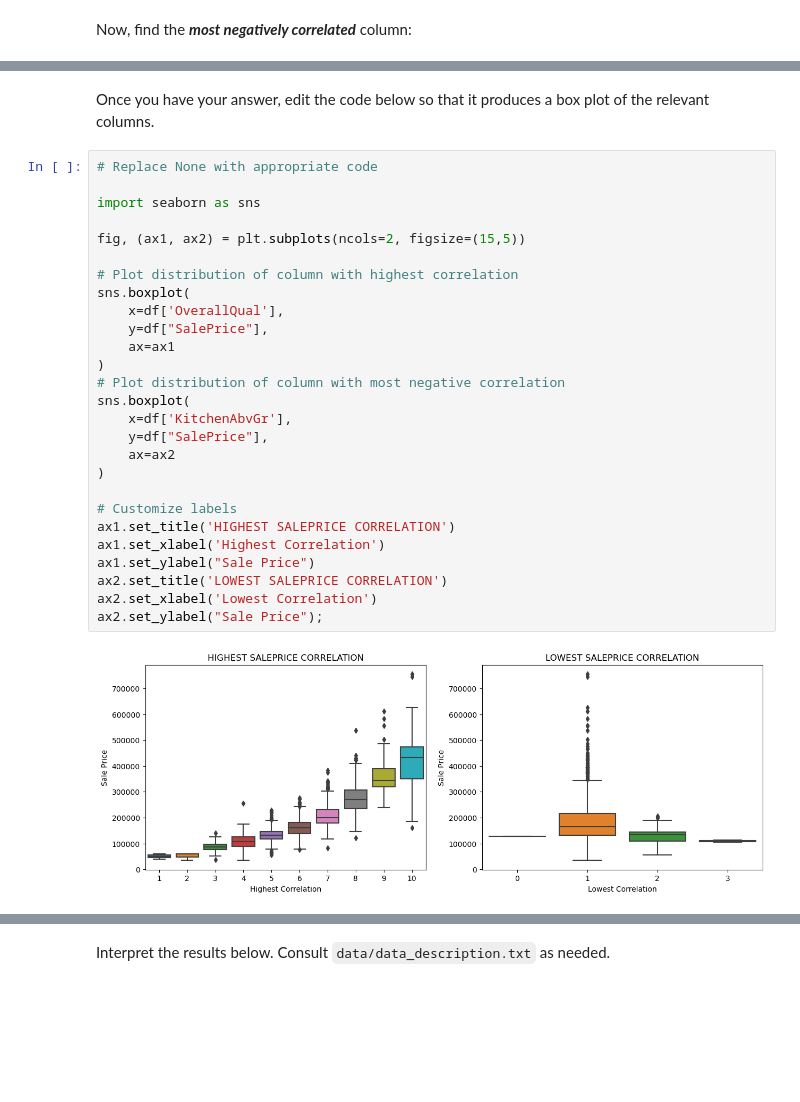
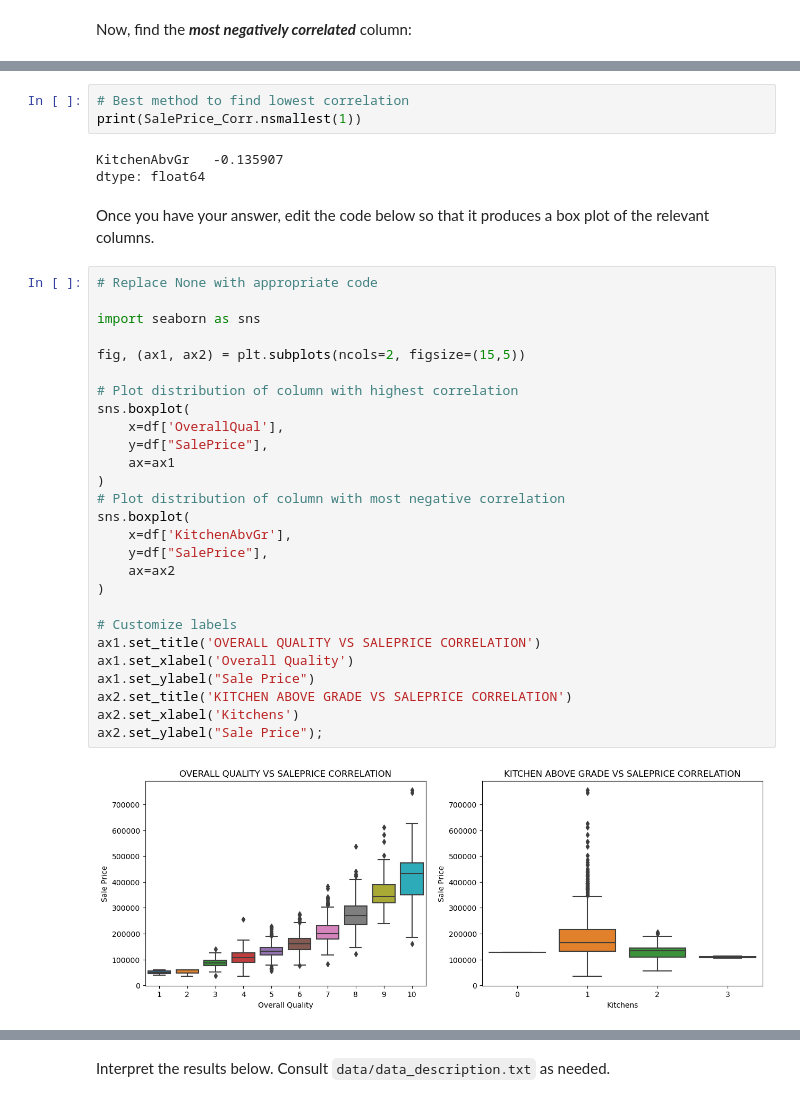
Before and after one commit to jennifernjeri/dsc-pandas-eda-lab, a Jupyter notebook: index.ipynb, the cells around one changed output, grey strips where cells are left out. Drawn from its saved outputs; the diff is of its cells as text; blank space fills up the shorter version.

```diff
--- a/index.ipynb
+++ b/index.ipynb
@@ -461,31 +491,37 @@ dtype: float64
+# %%
+# Best method to find lowest correlation
+print(SalePrice_Corr.nsmallest(1))
+# %% [output]
+KitchenAbvGr   -0.135907
+dtype: float64
 # %% [markdown]
 Once you have your answer, edit the code below so that it produces a box plot of the relevant columns.
 # %%
 # Replace None with appropriate code
 
 import seaborn as sns
 
 fig, (ax1, ax2) = plt.subplots(ncols=2, figsize=(15,5))
 
 # Plot distribution of column with highest correlation
 sns.boxplot(
     x=df['OverallQual'],
     y=df["SalePrice"],
     ax=ax1
 )
 # Plot distribution of column with most negative correlation
 sns.boxplot(
     x=df['KitchenAbvGr'],
     y=df["SalePrice"],
     ax=ax2
 )
 
 # Customize labels
-ax1.set_title('HIGHEST SALEPRICE CORRELATION')
-ax1.set_xlabel('Highest Correlation')
+ax1.set_title('OVERALL QUALITY VS SALEPRICE CORRELATION')
+ax1.set_xlabel('Overall Quality')
 ax1.set_ylabel("Sale Price")
-ax2.set_title('LOWEST SALEPRICE CORRELATION')
-ax2.set_xlabel('Lowest Correlation')
+ax2.set_title('KITCHEN ABOVE GRADE VS SALEPRICE CORRELATION')
+ax2.set_xlabel('Kitchens')
 ax2.set_ylabel("Sale Price");
 # %% [output]
-[figure, old version]
+[figure, new version]
```
Also changed, not shown: parts of 25 cells of this notebook.
